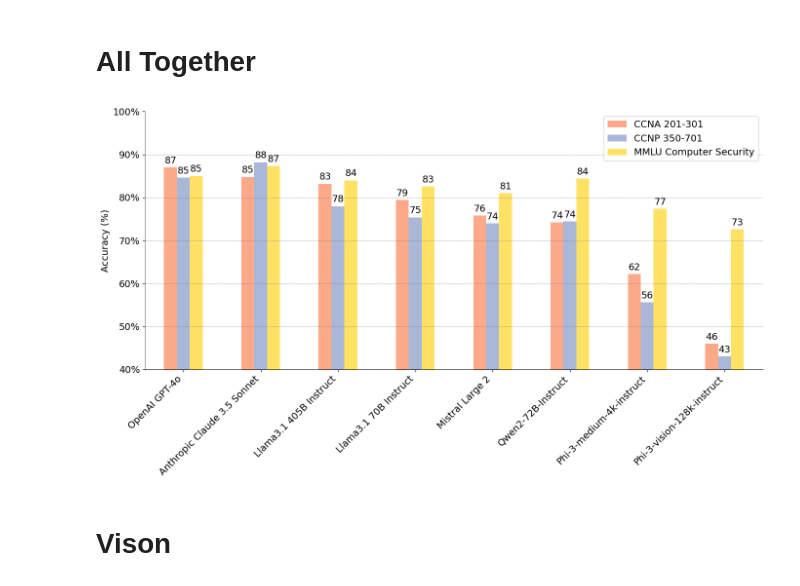
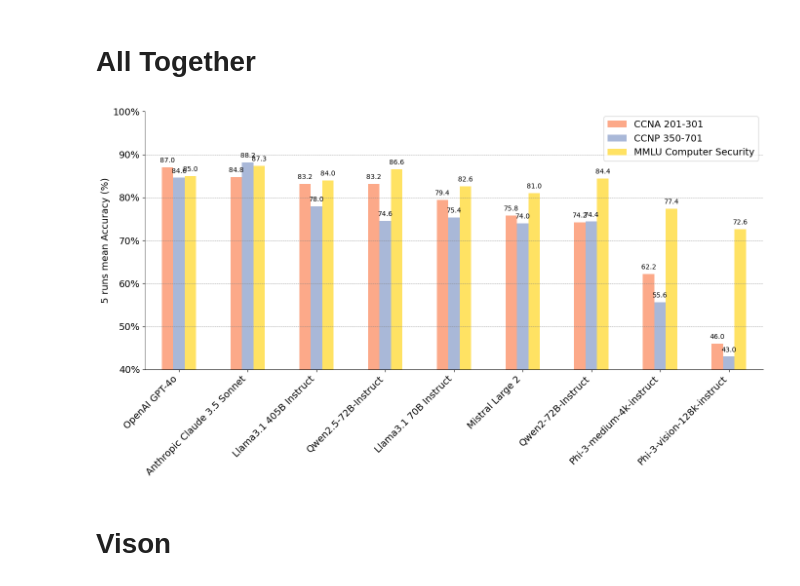
Before and after one commit to cybercampus-se/GenAICyberSecMCQA, a Jupyter notebook: analysis.ipynb, the cells around one changed output. Saved outputs shown, nothing was run; the diff lists cells and outputs as text; code cells hidden in the pictures.

```diff
--- a/analysis.ipynb
+++ b/analysis.ipynb
@@ -516,9 +516,9 @@ def plot_evaluation_CCNA_CCNP(evaluation_df1, evaluation_df2,label1,label2, hlin
 # %% [markdown]
 # CCNA & CCNP 5 Shot Anaylsis
 # %%
-CCNA_folder_paths = ["results/100_questions_5_Shot_201-301-CCNA_2024_08_07_15_43"]
+CCNA_folder_paths = ["results/100_questions_5_Shot_201-301-CCNA"]
 CCNA_model_statistics = stats_from_pickle(CCNA_folder_paths)
-CCNP_folder_paths = ["results/100_questions_5_Shot_350-701-CCNP_2024_08_06_15_28"]
+CCNP_folder_paths = ["results/100_questions_5_Shot_350-701-CCNP"]
 CCNP_model_statistics = stats_from_pickle(CCNP_folder_paths)
 title="CCNP 350-701 vs CCNA 201-301"
 
@@ -546,7 +546,7 @@ plot_evaluation_CCNA_CCNP(CCNA_model_statistics, CCNP_model_statistics,"CCNA 201
 # %% [markdown]
 # COT
 # %%
-CCNA_COTmodel = ["results/100_questions_0_Shot_COT_201-301-CCNA_2024_08_06_19_15"]
+CCNA_COTmodel = ["results/100_questions_0_Shot_COT_201-301-CCNA"]
 CCNA_COTmodel_statistics = stats_from_pickle(CCNA_COTmodel,cot=True)
 
 # Setting 'Models' as the index to align the DataFrame rows
@@ -590,7 +590,7 @@ df2 = CCNP_model_statistics.set_index("Model")[["Accuracy Mean"]].rename(columns
 merged_df = pd.merge(df1,df2, on='Model')
 
 #read helm results
-helm_results = ["results/100_questions_5_Shot_HELM_mmlu_Computer_Security_2024_08_19_16_05"]
+helm_results = ["results/100_questions_5_Shot_HELM_mmlu_Computer_Security"]
 helm_results = stats_from_pickle(helm_results)
 
 #helm_results = pd.read_csv("./data/helm_sec_mmlu_results.csv")
@@ -610,37 +610,37 @@ fig, ax = plt.subplots(figsize=(14, 8))
 bars = merged_df.plot(kind='bar', color=[color1,color2,color5], alpha=0.75, ax=ax)
 
 # Adding data labels
 # Adding data labels
 for p in ax.patches:
-    ax.annotate(f'{p.get_height()*100:.0f}', (p.get_x() + p.get_width() / 2., p.get_height()),
-                ha='center', va='center', xytext=(0, 10), textcoords='offset points', fontsize=14)
+    ax.annotate(f'{p.get_height()*100:.1f}', (p.get_x() + p.get_width() / 2., p.get_height()),
+                ha='center', va='center', xytext=(0, 10), textcoords='offset points', fontsize=8)
 # Customizing the plot
-ax.set_ylabel('Accuracy (%)', fontsize=14)
+ax.set_ylabel('5 runs mean Accuracy (%)', fontsize=14)
 #ax.set_title('Comparison of Models', fontsize=16, pad=20)
 ax.set_xticks(range(len(merged_df.index)))
 ax.set_xticklabels(merged_df.index, rotation=45, ha='right', fontsize=14)
 ax.set_ylim(0.4, 1)
 ax.yaxis.set_major_locator(plt.MultipleLocator(0.1))
 ax.yaxis.set_major_formatter(plt.FuncFormatter(lambda x, _: f'{int(x * 100)}%'))
 ax.grid(True, linestyle='--', linewidth=0.5, color='gray', axis='y')
 ax.spines['top'].set_visible(False)
 ax.spines['right'].set_visible(False)
 ax.spines['left'].set_linewidth(0.5)
 ax.set_xlabel('')
 # Customizing the legend
 ax.legend(frameon=True, fontsize=14, loc='upper right')#, bbox_to_anchor=(1, 1))
 # increase fond siye of y-axis
 plt.yticks(fontsize=14)
 
 # Tight layout for better spacing
 plt.tight_layout()
 
 # Save the figure
 #plt.savefig("plots/comparison_of_models.png", dpi=600, bbox_inches='tight')
 plt.savefig("plots/comparison_of_models.png", dpi=600, bbox_inches='tight')
 plt.show()
 # %% [output]
-[figure, old version]
+[figure, new version]
 # %% [markdown]
 # Vison
 # %%
```
Also changed, not shown: parts of 6 cells of this notebook, 38 other files.
